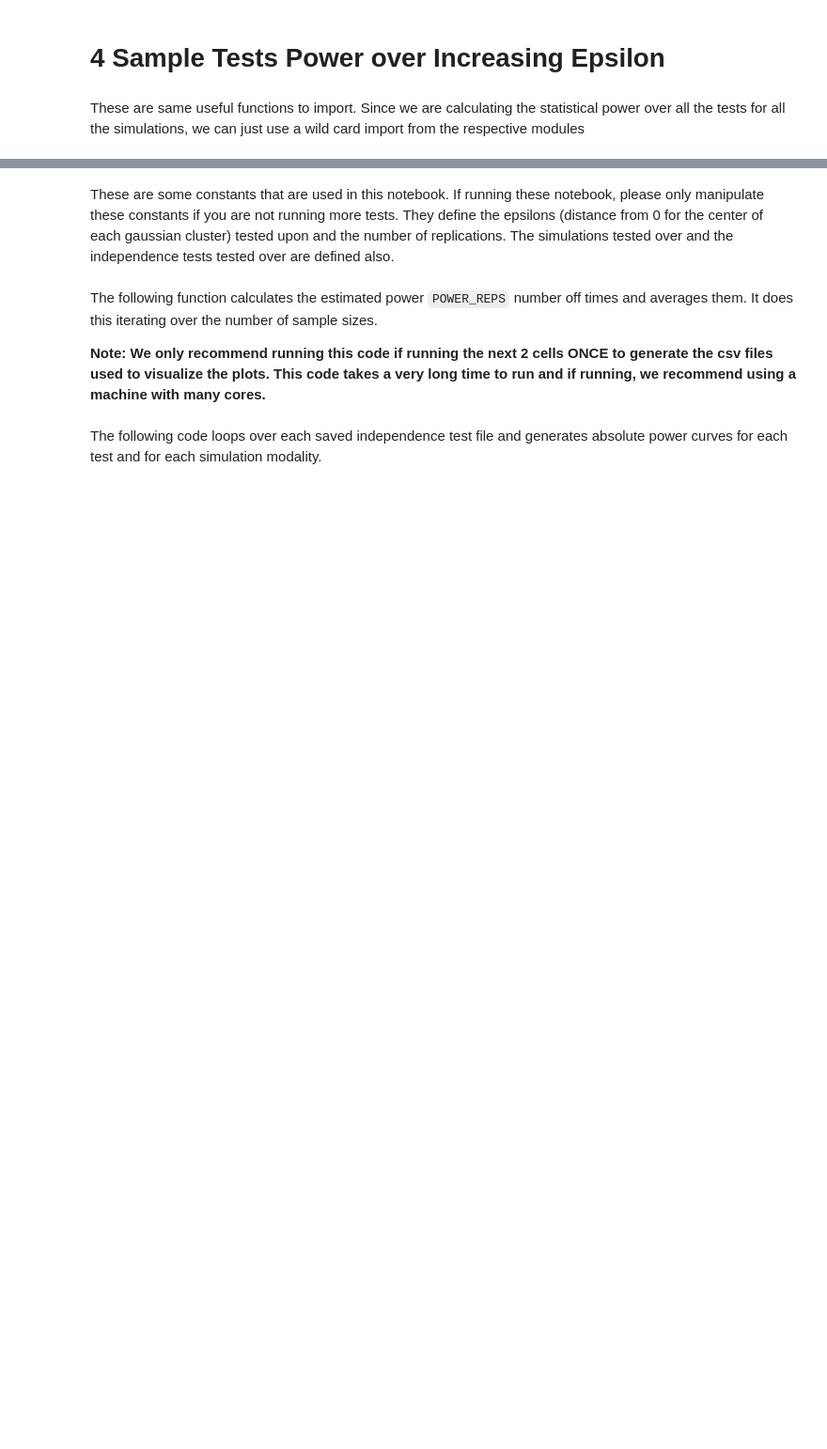
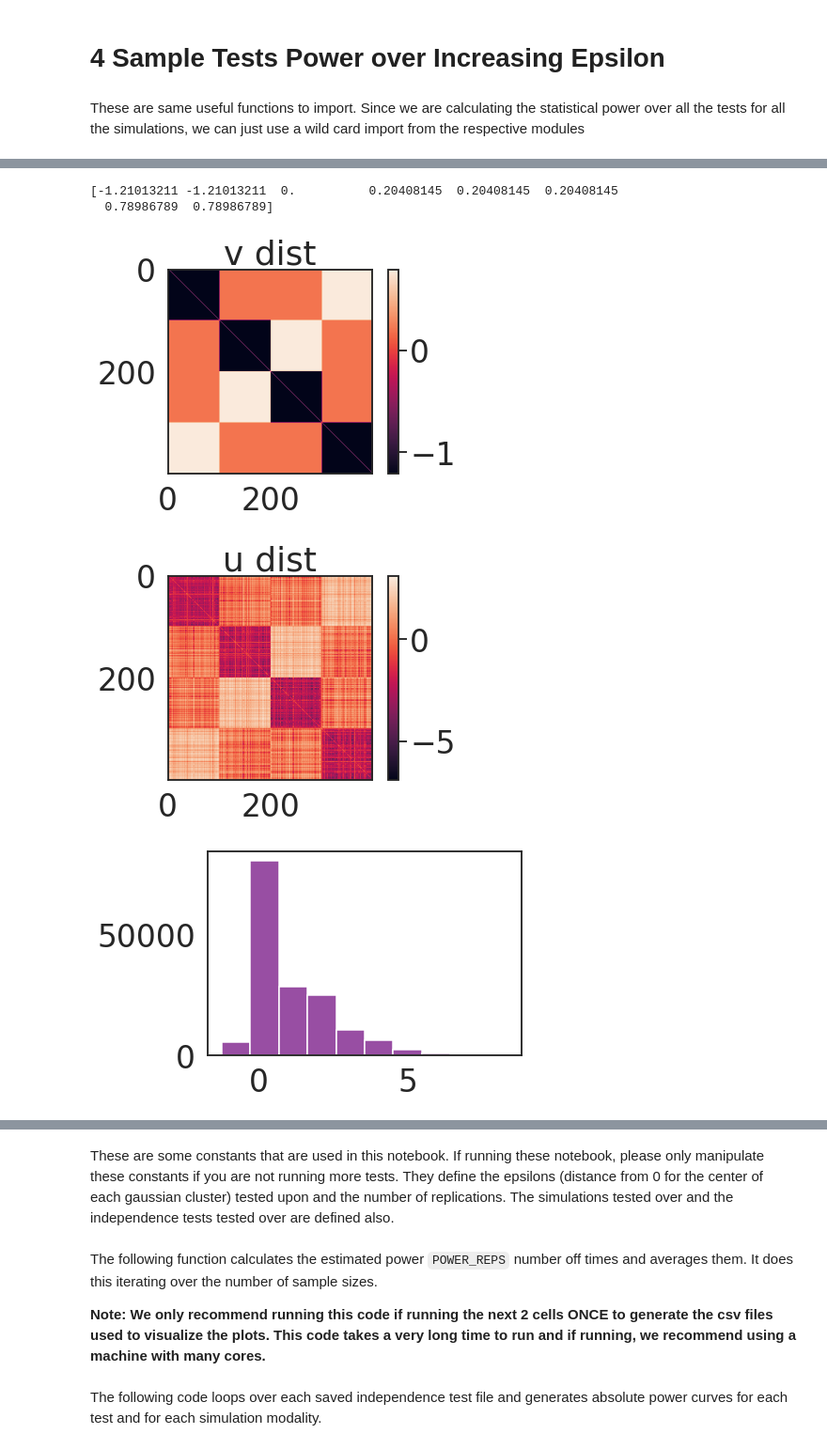
Before and after one commit to neurodata/hyppo, a Jupyter notebook: benchmarks/4samp_power_epsilon.ipynb, the cells around one changed output, grey strips where cells are left out. Shown at 94% size. Cells and saved outputs as stored; diff of their text form; code cells hidden in the pictures; blank space fills up the shorter version.

```diff
--- a/benchmarks/4samp_power_epsilon.ipynb
+++ b/benchmarks/4samp_power_epsilon.ipynb
@@ -21,0 +57,35 @@ sns.set_palette(PALETTE[3:])
+# %%
+multiway = True
+if multiway:
+    ways = [[0,0], [0,1], [1,0], [1,1]]
+    u, v = k_sample_transform(Xs, ways=ways)
+else:
+    u, v = k_sample_transform(Xs)
+
+u_dist = _center_distmat(pairwise_distances(u, metric="euclidean"))
+v_dist = _center_distmat(pairwise_distances(v, metric="euclidean"))# / 2)
+# %%
+print(np.unique(v_dist))
+plt.imshow(v_dist)
+plt.colorbar()
+plt.title('v dist')
+plt.show()
+
+plt.imshow(u_dist)
+plt.colorbar()
+plt.title('u dist')
+plt.show()
+
+plt.hist(np.concatenate(u_dist * v_dist))
+plt.show()
+
+plt.imshow(u_dist * v_dist)
+plt.colorbar()
+plt.title('u*v dist')
+plt.show()
+# %% [output]
+[-1.21013211 -1.21013211  0.          0.20408145  0.20408145  0.20408145
+  0.78986789  0.78986789]
+[figure, added]
+[figure, added]
+[figure, added]
```
Also changed, not shown: parts of 12 cells of this notebook, 11 other files.
